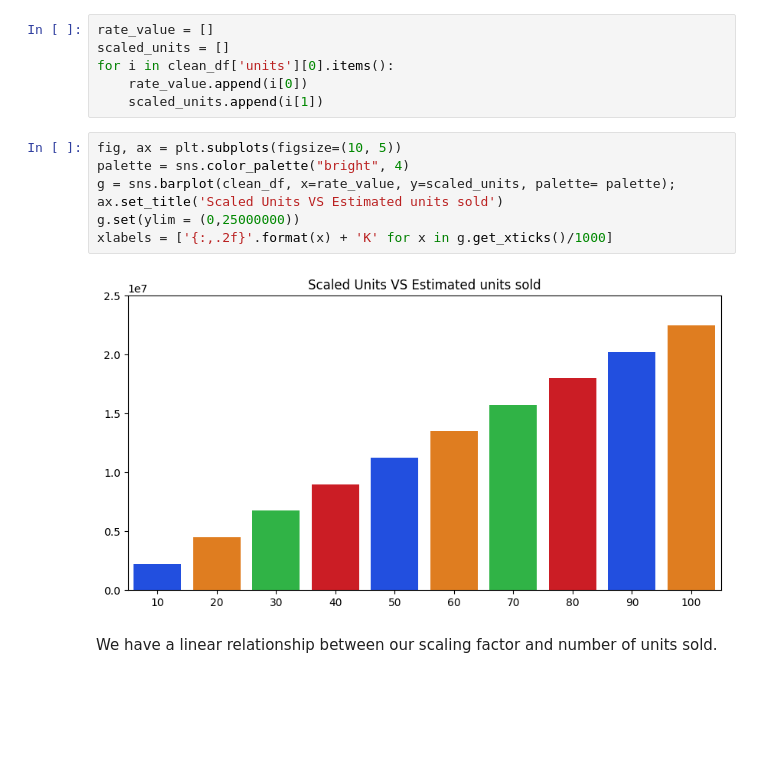
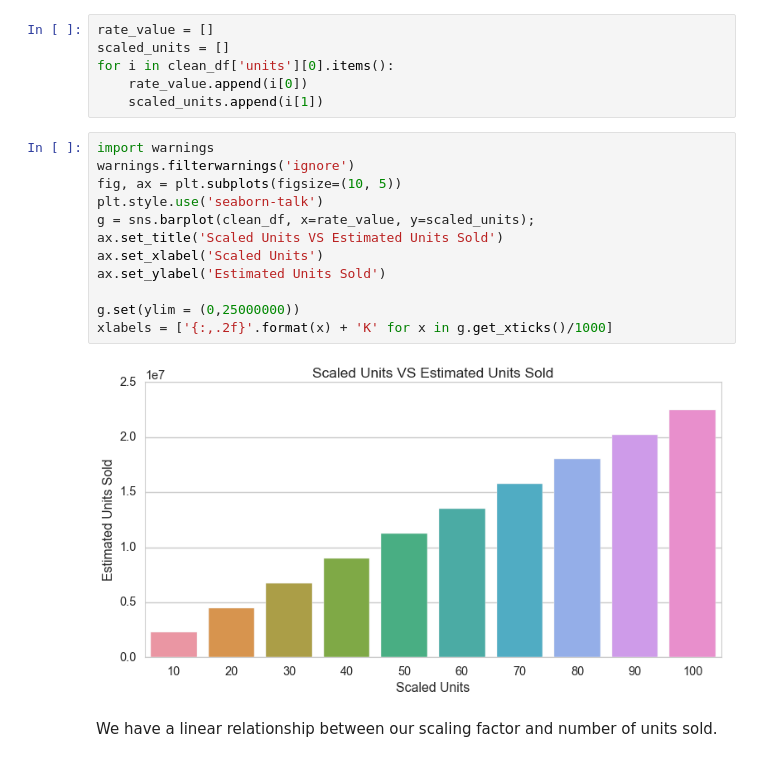
Before and after one commit to hypothetical-lemon/COMP4448, a Jupyter notebook: final_project.ipynb, the cells around one changed output. Cells and saved outputs as stored; diff of their text form; blank space fills up the shorter version.

Commit message:
update graphs add new review to sales multiplier graph

```diff
--- a/final_project.ipynb
+++ b/final_project.ipynb
@@ -428,14 +426,19 @@ for i in clean_df['units'][0].items():
     rate_value.append(i[0])
     scaled_units.append(i[1])
 # %%
+import warnings
+warnings.filterwarnings('ignore')
 fig, ax = plt.subplots(figsize=(10, 5))
-palette = sns.color_palette("bright", 4)
-g = sns.barplot(clean_df, x=rate_value, y=scaled_units, palette= palette);
-ax.set_title('Scaled Units VS Estimated units sold')
+plt.style.use('seaborn-talk')
+g = sns.barplot(clean_df, x=rate_value, y=scaled_units);
+ax.set_title('Scaled Units VS Estimated Units Sold')
+ax.set_xlabel('Scaled Units')
+ax.set_ylabel('Estimated Units Sold')
+
 g.set(ylim = (0,25000000))
 xlabels = ['{:,.2f}'.format(x) + 'K' for x in g.get_xticks()/1000]
 # %% [output]
-[figure, old version]
+[figure, new version]
 # %% [markdown]
 We have a linear relationship between our scaling factor and number of units sold.
 # %%
```
Also changed, not shown: parts of 18 cells of this notebook.
